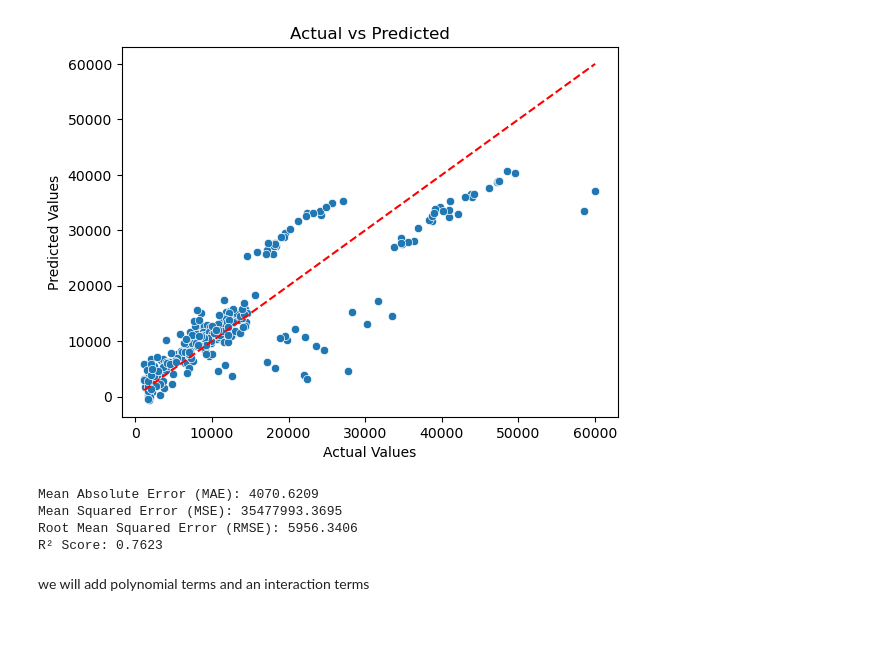
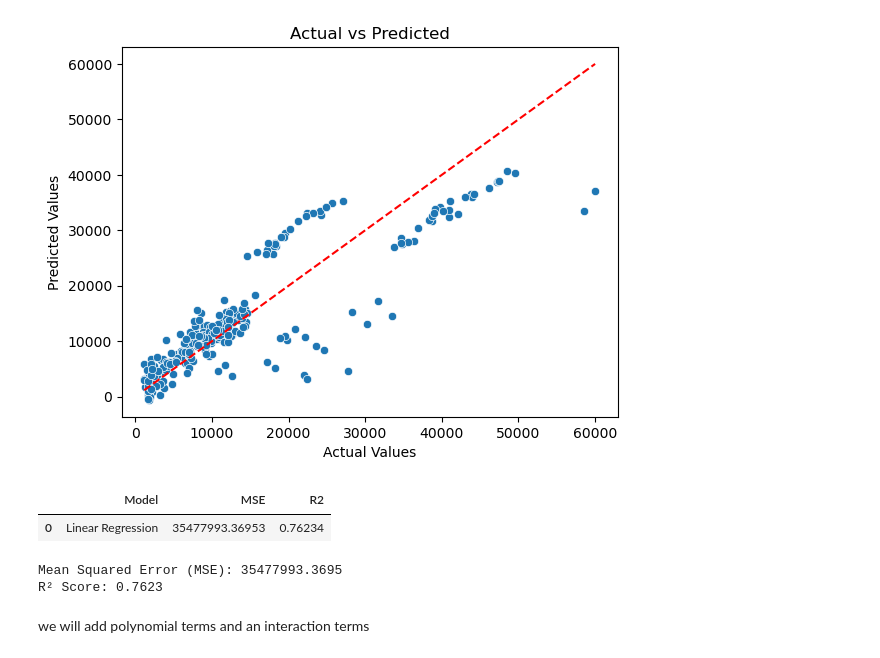
Before and after one commit to aposs1917/Medical-insurance-payout, a Jupyter notebook: medical insurance payout.ipynb, the cells around one changed output. Saved outputs shown, nothing was run; the diff lists cells and outputs as text; code cells hidden in the pictures; blank space fills up the shorter version.

```diff
--- a/medical insurance payout.ipynb
+++ b/medical insurance payout.ipynb
@@ -168,17 +172,20 @@ plt.show()
+# %%
+new_row = {"Model": "Linear Regression", "MSE": mean_squared_error(y_test, y_pred), "R2": r2_score(y_test, y_pred)}
+new_row = pd.DataFrame([new_row])
+# Append the new row to the model_metrics DataFrame
+model_metrics = pd.concat([model_metrics,new_row], ignore_index=True)
+model_metrics
+# %% [output]
+|  | Model | MSE | R2 |
+| 0 | Linear Regression | 35477993.36953 | 0.76234 |
 # %%
-mae = mean_absolute_error(y_test, y_pred)
 mse = mean_squared_error(y_test, y_pred)
-rmse = np.sqrt(mse)
 r2 = r2_score(y_test, y_pred)
 
-print(f"Mean Absolute Error (MAE): {mae:.4f}")
 print(f"Mean Squared Error (MSE): {mse:.4f}")
-print(f"Root Mean Squared Error (RMSE): {rmse:.4f}")
 print(f"R² Score: {r2:.4f}")
 # %% [output]
-Mean Absolute Error (MAE): 4070.6209
 Mean Squared Error (MSE): 35477993.3695
-Root Mean Squared Error (RMSE): 5956.3406
 R² Score: 0.7623
 # %% [markdown]
  we will add  polynomial terms and an interaction terms
```
Also changed, not shown: parts of 11 cells of this notebook.
